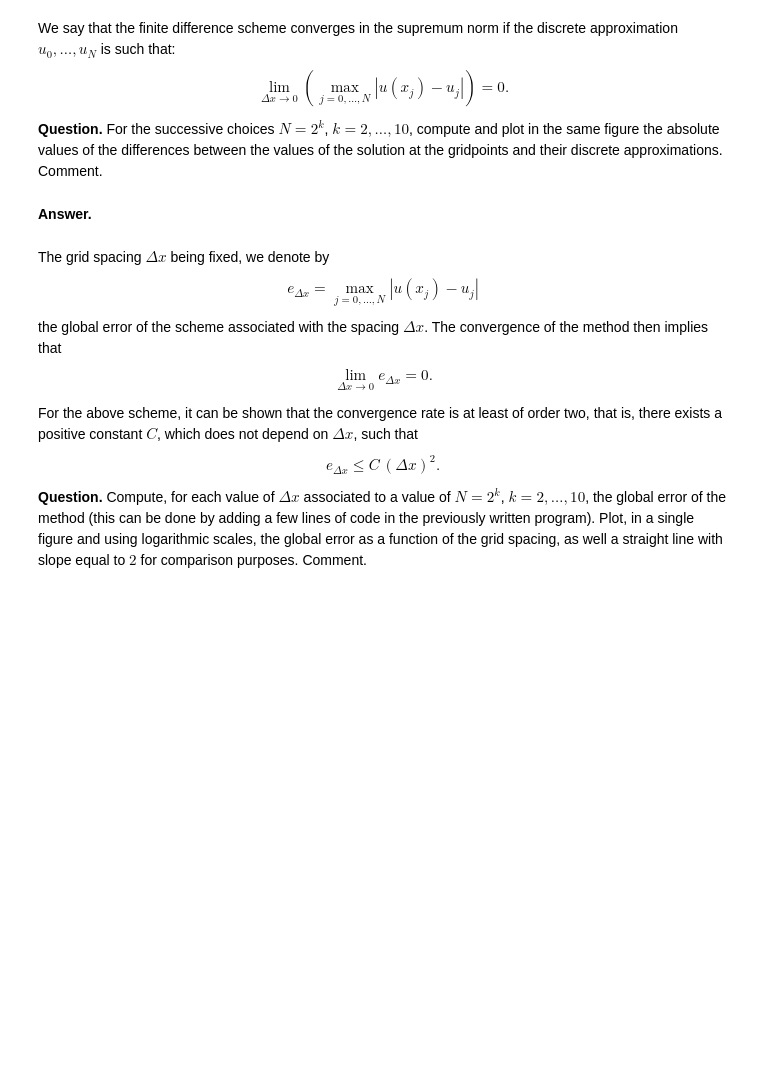
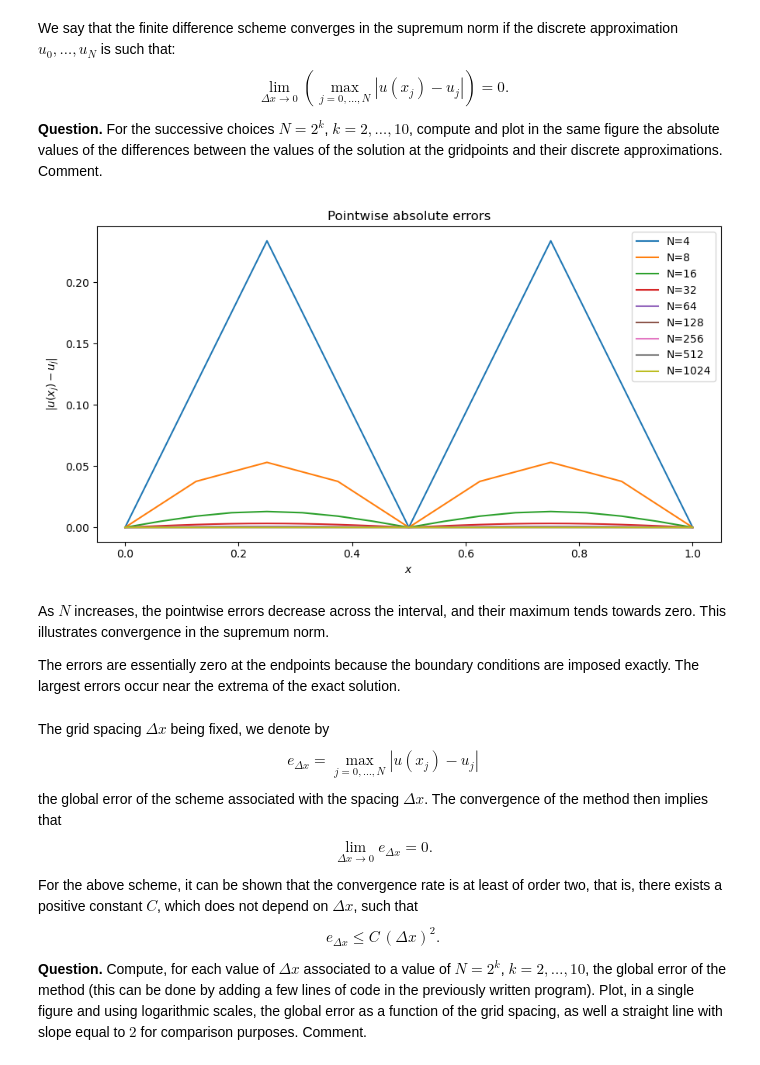
Before and after one commit to Marshhall/FDM_Elliptic, a Jupyter notebook: main.ipynb, the cells around one changed output. Saved outputs shown, nothing was run; the diff lists cells and outputs as text; code cells hidden in the pictures; blank space fills up the shorter version.

```diff
--- a/main.ipynb
+++ b/main.ipynb
@@ -73,8 +124,36 @@ $$
 $$
 
 **Question.** For the successive choices $N=2^k$, $k=2,\dots,10$, compute and plot in the same figure the absolute values of the differences between the values of the solution at the gridpoints and their discrete approximations. Comment.
-# %% [markdown]
-**Answer.**
+# %%
+plt.figure(figsize=(9, 5))
+
+for k in range(2, 11):
+    N = 2**k
+    dx = (b-a) / N
+    x = np.linspace(a, b, N+1)
+
+    A = A_fill(N, dx)
+    lu, piv = lu_factor(A)
+    u_interior = lu_solve((lu, piv), f(x[1:-1]))
+    u = np.concatenate(([0.], u_interior, [0.]))
+
+    u_exact = np.sin(2 * np.pi * x)
+    error = np.abs(u - u_exact)
+
+    plt.plot(x, error, label=f"N={N}")
+
+plt.xlabel("$x$")
+plt.ylabel(r"$|u(x_j)-u_j|$")
+plt.title("Pointwise absolute errors")
+plt.legend()
+plt.tight_layout()
+plt.show()
+# %% [output]
+[figure, added]
+# %% [markdown]
+As $N$ increases, the pointwise errors decrease across the interval, and their maximum tends towards zero. This illustrates convergence in the supremum norm.
+
+The errors are essentially zero at the endpoints because the boundary conditions are imposed exactly. The largest errors occur near the extrema of the exact solution.
 # %% [markdown]
 The grid spacing $\Delta x$ being fixed, we denote by
 $$
```
Also changed, not shown: parts of 6 cells of this notebook.
